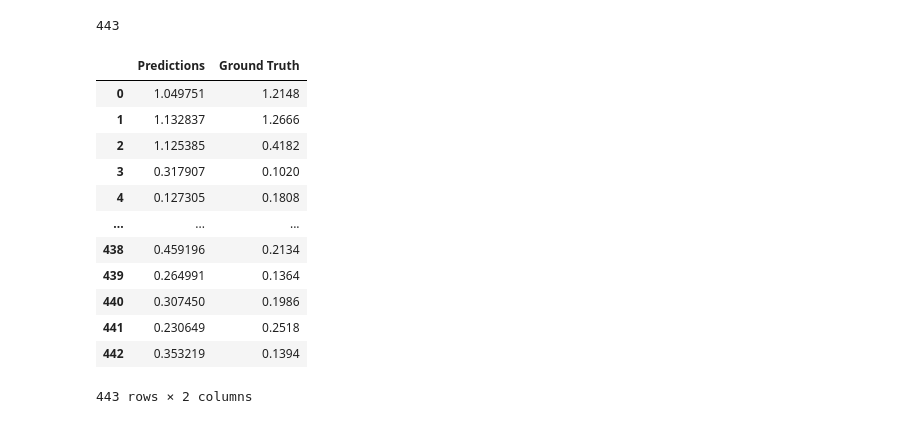
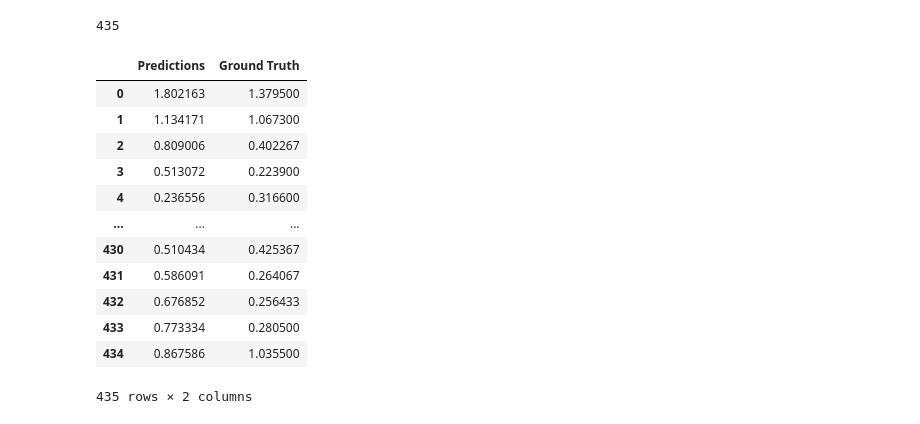
Before and after one commit to Gunisalvo/ppget-aprendizado-de-maquinas, a Jupyter notebook: 005_cnn1D.ipynb, the cells around one changed output. Cells and saved outputs as stored; diff of their text form; code cells hidden in the pictures.

```diff
--- a/005_cnn1D.ipynb
+++ b/005_cnn1D.ipynb
@@ -1,8 +1,8 @@
 # %%
 from ppget.source import ModelSource
 
-start_date = "2007-07-01"
-end_date = "2007-08-01"
+start_date = "2008-01-01"
+end_date = "2008-07-01"
 feature = "Global_active_power"
 
 source = ModelSource.load(start_date, end_date, feature)
@@ -23,10 +23,10 @@ Freq: 10T, Name: Global_active_power, dtype: float64
 # %%
 from ppget.datastructure import DatasetBuilder, TrainSplit
 
-WINDOW = 48
+WINDOW = 32
 MODEL_NAME = "model/cnn1D/"
 
-builder = DatasetBuilder(series, data_split=TrainSplit(train=0.8, validation=0.1), window_size=WINDOW)
+builder = DatasetBuilder(series, data_split=TrainSplit(train=0.8, validation=0.1), window_size=WINDOW, normalised=False)
 
 S = builder.build_splits()
 
@@ -100,26 +105,26 @@ model = load_model(MODEL_NAME)
 predictions = model.predict(S["test"]["X"]).flatten()
 len(predictions)
 # %% [output]
-443
+435
 # %%
 import pandas as pd
 
-test_results = pd.DataFrame(data={"Predictions": builder.denormalise(predictions), "Ground Truth": builder.denormalise(S["test"]["y"])})
+test_results = pd.DataFrame(data={"Predictions": predictions, "Ground Truth": S["test"]["y"]})
 test_results
 # %% [output]
 |  | Predictions | Ground Truth |
-| 0 | 1.049751 | 1.2148 |
-| 1 | 1.132837 | 1.2666 |
-| 2 | 1.125385 | 0.4182 |
-| 3 | 0.317907 | 0.1020 |
-| 4 | 0.127305 | 0.1808 |
+| 0 | 1.802163 | 1.379500 |
+| 1 | 1.134171 | 1.067300 |
+| 2 | 0.809006 | 0.402267 |
+| 3 | 0.513072 | 0.223900 |
+| 4 | 0.236556 | 0.316600 |
 | ... | ... | ... |
-| 438 | 0.459196 | 0.2134 |
-| 439 | 0.264991 | 0.1364 |
-| 440 | 0.307450 | 0.1986 |
-| 441 | 0.230649 | 0.2518 |
-| 442 | 0.353219 | 0.1394 |
+| 430 | 0.510434 | 0.425367 |
+| 431 | 0.586091 | 0.264067 |
+| 432 | 0.676852 | 0.256433 |
+| 433 | 0.773334 | 0.280500 |
+| 434 | 0.867586 | 1.035500 |
-443 rows × 2 columns
+435 rows × 2 columns
 # %%
 import matplotlib.pyplot as plt
 import matplotlib as mplt
```
Also changed, not shown: parts of 6 cells of this notebook, 2 other files.
